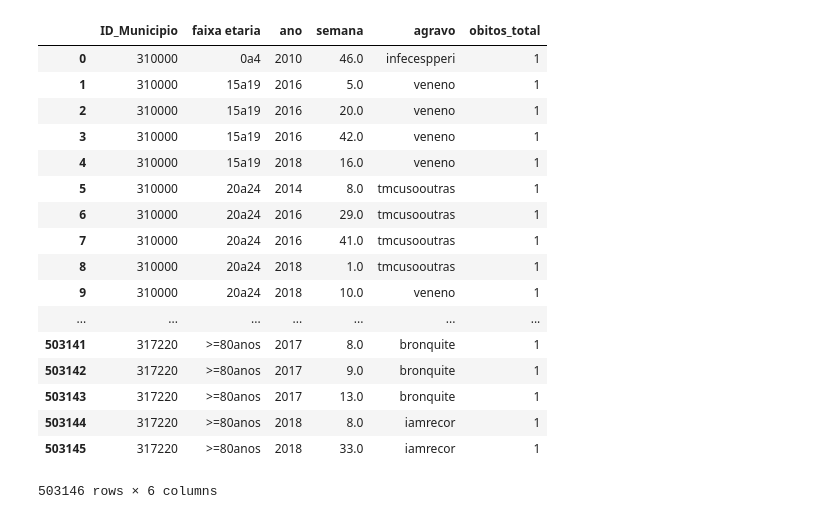
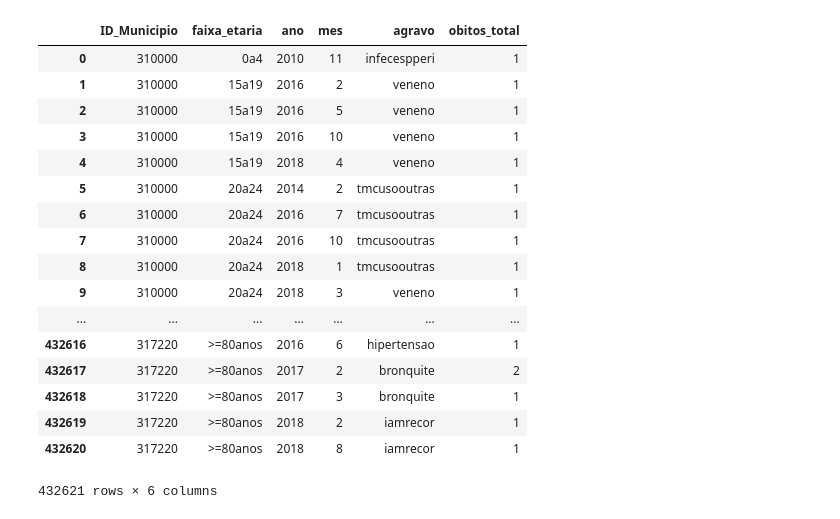
Before and after one commit to uai-ufmg/brumadinho37, a Jupyter notebook: pop_estimativas.ipynb, the cells around one changed output. Saved outputs shown, nothing was run; the diff lists cells and outputs as text; code cells hidden in the pictures.

```diff
--- a/pop_estimativas.ipynb
+++ b/pop_estimativas.ipynb
@@ -173,31 +294,31 @@ sim = pd.read_csv("sim_agravos.csv") #dataframe contendo os dados de óbitos de
 # %%
-#obitos de agravos por faixa etaria municipio ano e semana epidemiologica
-aux = sim[['CODMUNRES', 'faixaetaria', 'ano', 'semana', 'agravo', 'IDADE']].groupby(['CODMUNRES', 'faixaetaria', 'ano', 'semana', 'agravo'], as_index=False).count()
-aux.columns = ['ID_Municipio', 'faixa etaria', 'ano', 'semana', 'agravo', 'obitos_total']
+#obitos de agravos por faixa etaria municipio ano e mes
+aux = sim[['CODMUNRES', 'faixaetaria', 'ano', 'mes', 'agravo', 'IDADE']].groupby(['CODMUNRES', 'faixaetaria', 'ano', 'mes', 'agravo'], as_index=False).count()
+aux.columns = ['ID_Municipio', 'faixa_etaria', 'ano', 'mes', 'agravo', 'obitos_total']
 
 #adiciona os agravos considerados como "subgrupos" na tabela
-aux_sub = sim[['CODMUNRES', 'faixaetaria', 'ano', 'semana', 'subgrupo', 'IDADE']].groupby(['CODMUNRES', 'faixaetaria', 'ano', 'semana', 'subgrupo'], as_index=False).count()
-aux_sub.columns = ['ID_Municipio', 'faixa etaria', 'ano', 'semana', 'agravo', 'obitos_total']
+aux_sub = sim[['CODMUNRES', 'faixaetaria', 'ano', 'mes', 'subgrupo', 'IDADE']].groupby(['CODMUNRES', 'faixaetaria', 'ano', 'mes', 'subgrupo'], as_index=False).count()
+aux_sub.columns = ['ID_Municipio', 'faixa_etaria', 'ano', 'mes', 'agravo', 'obitos_total']
 
-aux = aux.append(aux_sub, ignore_index=True) #juntas os dois dataframes verticalmente
+aux = aux.append(aux_sub, ignore_index=True)
 aux
 # %% [output]
-|  | ID_Municipio | faixa etaria | ano | semana | agravo | obitos_total |
-| 0 | 310000 | 0a4 | 2010 | 46.0 | infecespperi | 1 |
-| 1 | 310000 | 15a19 | 2016 | 5.0 | veneno | 1 |
-| 2 | 310000 | 15a19 | 2016 | 20.0 | veneno | 1 |
-| 3 | 310000 | 15a19 | 2016 | 42.0 | veneno | 1 |
-| 4 | 310000 | 15a19 | 2018 | 16.0 | veneno | 1 |
-| 5 | 310000 | 20a24 | 2014 | 8.0 | tmcusooutras | 1 |
-| 6 | 310000 | 20a24 | 2016 | 29.0 | tmcusooutras | 1 |
-| 7 | 310000 | 20a24 | 2016 | 41.0 | tmcusooutras | 1 |
-| 8 | 310000 | 20a24 | 2018 | 1.0 | tmcusooutras | 1 |
-| 9 | 310000 | 20a24 | 2018 | 10.0 | veneno | 1 |
+|  | ID_Municipio | faixa_etaria | ano | mes | agravo | obitos_total |
+| 0 | 310000 | 0a4 | 2010 | 11 | infecespperi | 1 |
+| 1 | 310000 | 15a19 | 2016 | 2 | veneno | 1 |
+| 2 | 310000 | 15a19 | 2016 | 5 | veneno | 1 |
+| 3 | 310000 | 15a19 | 2016 | 10 | veneno | 1 |
+| 4 | 310000 | 15a19 | 2018 | 4 | veneno | 1 |
+| 5 | 310000 | 20a24 | 2014 | 2 | tmcusooutras | 1 |
+| 6 | 310000 | 20a24 | 2016 | 7 | tmcusooutras | 1 |
+| 7 | 310000 | 20a24 | 2016 | 10 | tmcusooutras | 1 |
+| 8 | 310000 | 20a24 | 2018 | 1 | tmcusooutras | 1 |
+| 9 | 310000 | 20a24 | 2018 | 3 | veneno | 1 |
 | ... | ... | ... | ... | ... | ... | ... |
-| 503141 | 317220 | >=80anos | 2017 | 8.0 | bronquite | 1 |
-| 503142 | 317220 | >=80anos | 2017 | 9.0 | bronquite | 1 |
-| 503143 | 317220 | >=80anos | 2017 | 13.0 | bronquite | 1 |
-| 503144 | 317220 | >=80anos | 2018 | 8.0 | iamrecor | 1 |
-| 503145 | 317220 | >=80anos | 2018 | 33.0 | iamrecor | 1 |
+| 432616 | 317220 | >=80anos | 2016 | 6 | hipertensao | 1 |
+| 432617 | 317220 | >=80anos | 2017 | 2 | bronquite | 2 |
+| 432618 | 317220 | >=80anos | 2017 | 3 | bronquite | 1 |
+| 432619 | 317220 | >=80anos | 2018 | 2 | iamrecor | 1 |
+| 432620 | 317220 | >=80anos | 2018 | 8 | iamrecor | 1 |
-503146 rows × 6 columns
+432621 rows × 6 columns
 # %%
```
Also changed, not shown: parts of 22 cells of this notebook, 1 other file.
